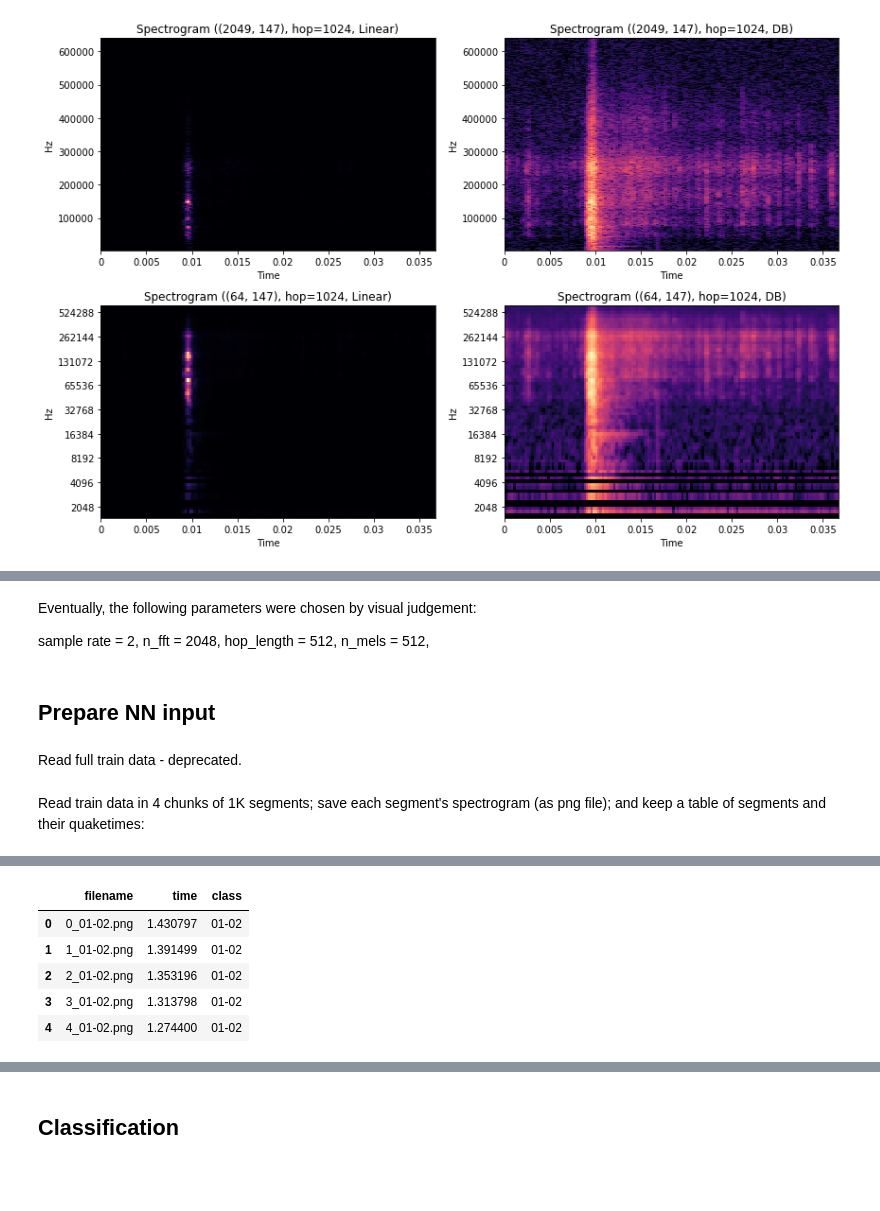
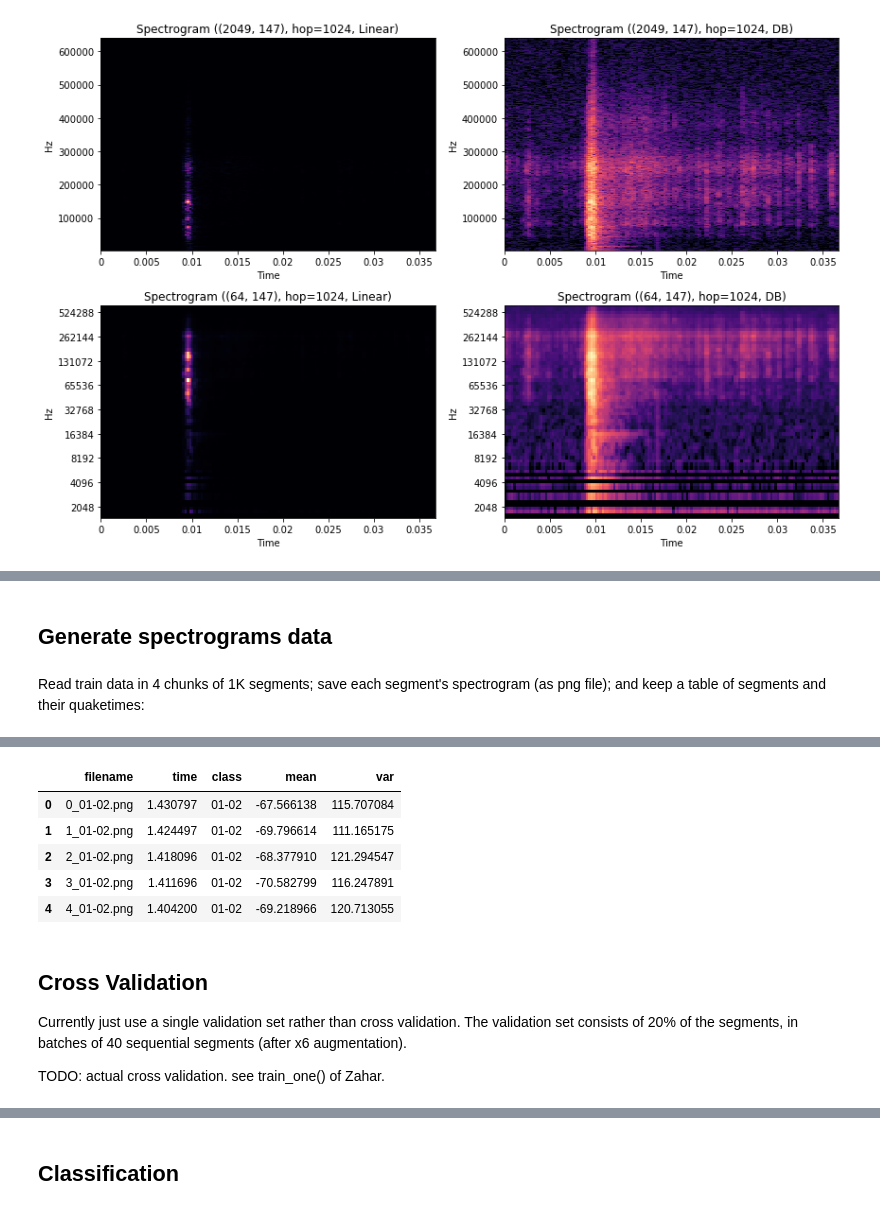
Before and after one commit to ido90/Earthquakes, a Jupyter notebook: Spectrogram.ipynb, the cells around one changed output, grey strips where cells are left out. Drawn from its saved outputs; the diff is of its cells as text; code cells hidden in the pictures; blank space fills up the shorter version.

Commit message:
some more spectrogramming

```diff
--- a/Spectrogram.ipynb
+++ b/Spectrogram.ipynb
@@ -290,11 +262,0 @@ plot_spec_with_hated_lib((df,df_peak), n_fft=2048, hop_length=512, n_mels=512, p
-# %% [markdown]
-Eventually, the following parameters were chosen by visual judgement:
-
-sample rate = 2,
-n_fft = 2048,
-hop_length = 512,
-n_mels = 512,
-# %% [markdown]
-## Prepare NN input
-# %% [markdown]
-Read full train data - deprecated.
@@ -312,48 +263,53 @@ Read full train data - deprecated.
+# %% [markdown]
+## Generate spectrograms data
+# %%
+BASE = Path('Data')
+TRAIN = BASE/'train_spec2'
+SIZE = (187,147)
 # %% [markdown]
 Read train data in 4 chunks of 1K segments;
 save each segment's spectrogram (as png file);
 and keep a table of segments and their quaketimes:
 # %%
-BASE = Path('Data')
-TRAIN = BASE/'train_spec'
-
 n_all = 629145480 # df_full.shape[0] # 629145480
 seg_len = int(150e3)
-n_segs = int(n_all/seg_len)
+hop_len = int(25e3) # try even 10e3?
+n_hops = int(n_all/hop_len)
 segs_to_read = 1050
+hops_to_read = int(segs_to_read * seg_len/hop_len)
 
-meta = pd.DataFrame(columns=('filename','time','class'))
+meta = pd.DataFrame(columns=('filename','time','class','mean','var'))
 
-def save_spec(df, seg_index, meta, class_limits=(0,1,2,3,4,5,6,7,8,10,12,99), base_path=Path('Data/train_spec'),
-              n_fft=2048, hop_length=512, sr=2, n_mels=512, power=1.0):#, fmin=1480, fmax=640e3):
+def save_spec(df, seg_index, meta, class_limits=(0,1,2,3,4,5,6,7,8,10,12,99), base_path=TRAIN,
+              n_fft=4096, hop_length=1024, sr=44e3, n_mels=256, power=2.0):#, fmin=1480, fmax=640e3):
     tf = df.quaketime.values[-1]
     cls = np.where([a<=tf<b for a,b in zip(class_limits[:-1],class_limits[1:])])[0][0]
     cls_nm = '-'.join((f'{class_limits[cls]:02d}',f'{class_limits[cls+1]:02d}'))
     fname = str(seg_index) + '_' + cls_nm + '.png'
-    meta.loc[i] = [fname, tf, cls_nm]
 
     mel_spec = librosa.feature.melspectrogram(np.array(df.signal,dtype='float'), n_fft=n_fft, hop_length=hop_length,
-                                                  n_mels=n_mels, sr=sr, power=power)#, fmin=fmin, fmax=fmax)
+                                              n_mels=n_mels, sr=sr, power=power)#, fmin=fmin, fmax=fmax)
     mel_spec = librosa.amplitude_to_db(mel_spec, ref=np.max)
-    mel_spec = mel_spec[:mel_spec.shape[0]//4,:]
+    l = mel_spec.shape[0]
+    mel_spec = mel_spec[int(0.02*l):int(0.75*l),:]
+    meta.loc[i] = [fname, tf, cls_nm, np.mean(mel_spec), np.var(mel_spec)]
     plt.imsave(base_path/fname, mel_spec)
 
 
-for i in tqdm_notebook(range(n_segs)):
-    #save_spec(df_full[i*seg_len:(i+1)*seg_len], i, meta)
-    if i%segs_to_read==0:
+for i in tqdm_notebook(range(n_hops)):
+    if i % hops_to_read == 0:
         tmp = pd.read_csv(BASE/'train.csv', dtype={'acoustic_data': np.int16, 'time_to_failure': np.float32},
-                          nrows=seg_len*segs_to_read, skiprows=range(1,1+i*seg_len))
+                          nrows=seg_len*segs_to_read, skiprows=range(1,1+i*hop_len))
         tmp.rename(columns={'acoustic_data': 'signal', 'time_to_failure': 'quaketime'}, inplace=True)
-    save_spec(tmp[(i%segs_to_read)*seg_len:((i%segs_to_read)+1)*seg_len], i, meta)
+    save_spec(tmp[(i%segs_to_read)*hop_len:(i%segs_to_read)*hop_len+seg_len], i, meta)
 
-meta.to_csv('Data/train_spec_meta.csv')
+meta.to_csv(TRAIN/'train_spec_meta.csv', index=False)
 meta.head()
 # %% [output]
 [interactive output not drawn]
-|  | filename | time | class |
-| 0 | 0_01-02.png | 1.430797 | 01-02 |
-| 1 | 1_01-02.png | 1.391499 | 01-02 |
-| 2 | 2_01-02.png | 1.353196 | 01-02 |
-| 3 | 3_01-02.png | 1.313798 | 01-02 |
-| 4 | 4_01-02.png | 1.274400 | 01-02 |
+|  | filename | time | class | mean | var |
+| 0 | 0_01-02.png | 1.430797 | 01-02 | -67.566138 | 115.707084 |
+| 1 | 1_01-02.png | 1.424497 | 01-02 | -69.796614 | 111.165175 |
+| 2 | 2_01-02.png | 1.418096 | 01-02 | -68.377910 | 121.294547 |
+| 3 | 3_01-02.png | 1.411696 | 01-02 | -70.582799 | 116.247891 |
+| 4 | 4_01-02.png | 1.404200 | 01-02 | -69.218966 | 120.713055 |
@@ -359,0 +318,7 @@ meta.head()
+# %% [markdown]
+## Cross Validation
+
+Currently just use a single validation set rather than cross validation.
+The validation set consists of 20% of the segments, in batches of 40 sequential segments (after x6 augmentation).
+
+TODO: actual cross validation. see train_one() of Zahar.
```
Also changed, not shown: parts of 27 cells of this notebook.
